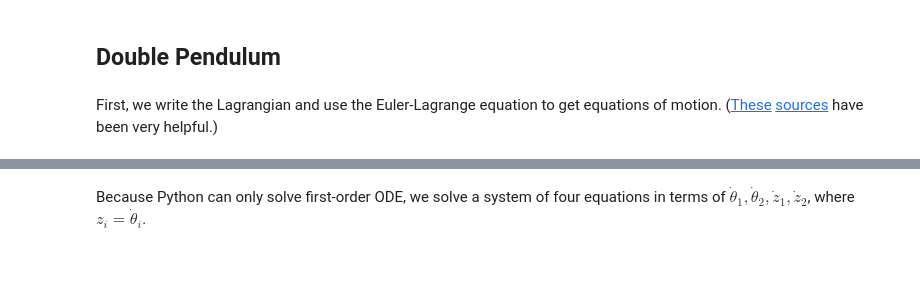
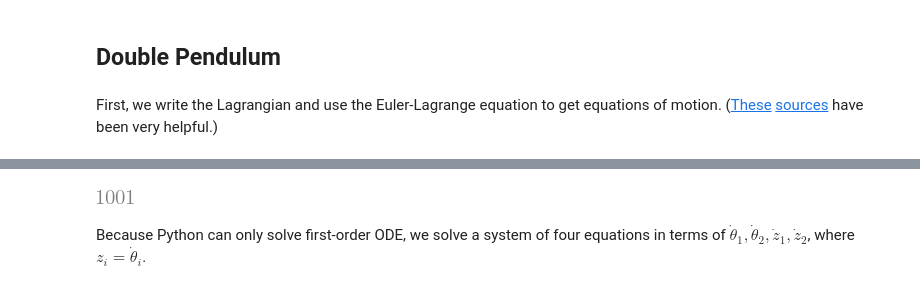
Before and after one commit to almayor/n-pendulum, a Jupyter notebook: n-pendulum.ipynb, the cells around one changed output, grey strips where cells are left out. Drawn from its saved outputs; the diff is of its cells as text; code cells hidden in the pictures; blank space fills up the shorter version.

```diff
--- a/n-pendulum.ipynb
+++ b/n-pendulum.ipynb
@@ -64,3 +202,7 @@ dth2_f = smp.lambdify(dth2, dth2)
+# %%
+len(dp.ans)
+# %% [output]
+[figure, added]
 # %% [markdown]
 Because Python can only solve first-order ODE, we solve a system of four equations in terms of $\dot{\theta}_1, \dot{\theta}_2, \dot{z}_1, \dot{z}_2$, where $z_i = \dot{\theta}_i$.
 # %%
```
Also changed, not shown: parts of 26 cells of this notebook, 1 other file.
